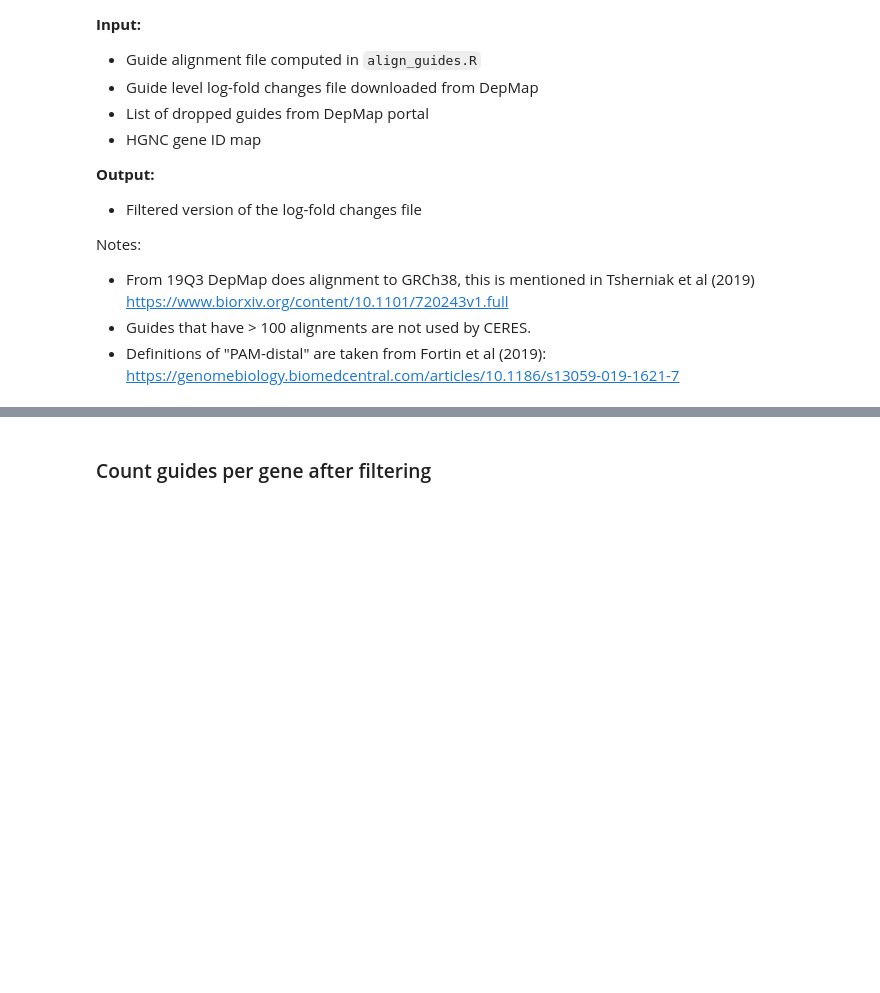
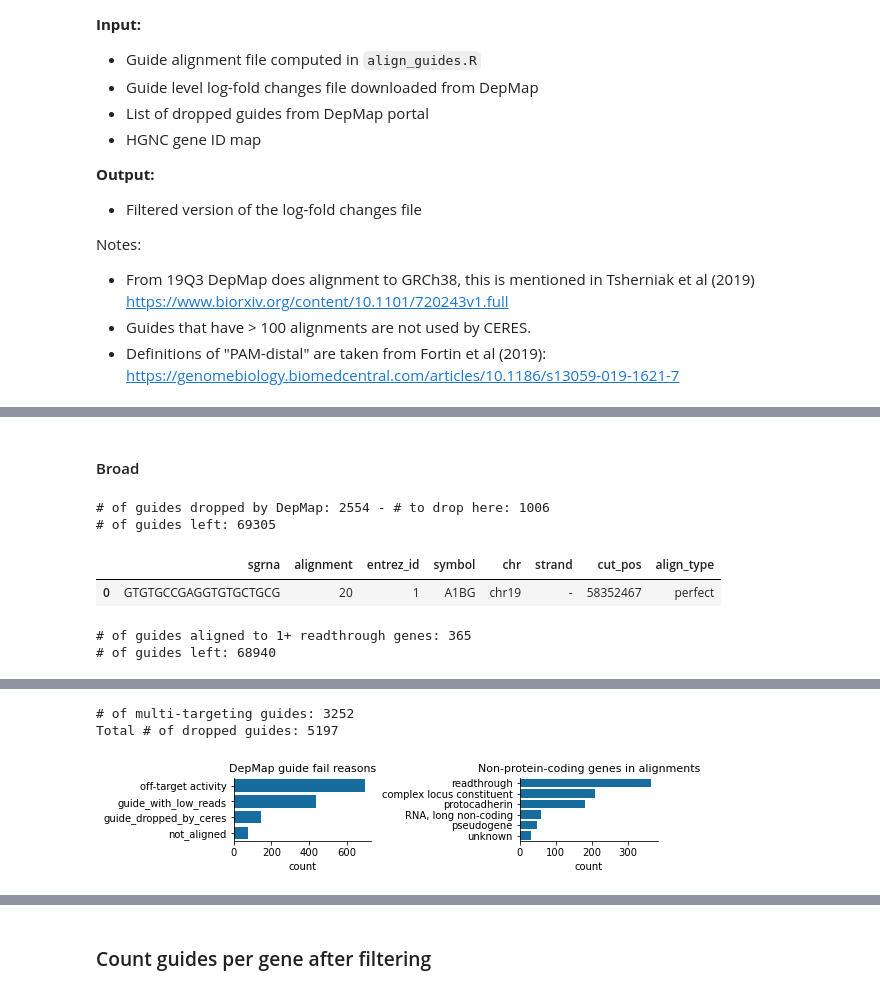
Before and after one commit to DeKegel/paralog_SL_prediction, a Jupyter notebook: 0_running_ceres/02_filter_multi_target_guides.ipynb, the cells around one changed output, grey strips where cells are left out. Drawn from its saved outputs; the diff is of its cells as text; code cells hidden in the pictures; blank space fills up the shorter version.

```diff
--- a/0_running_ceres/02_filter_multi_target_guides.ipynb
+++ b/0_running_ceres/02_filter_multi_target_guides.ipynb
@@ -53,4 +18,0 @@ file_guides_per_gene = get_local_data_path(['processed', 'depmap20Q2'], 'guides_
-# %%
-# Load and clean the alignment file generated in R notebook
-raw_alignments = pd.read_csv(file_alignments)
-display(raw_alignments[:1])
@@ -282,0 +201,44 @@ Multi-targeting guides: 3251
+# %%
+def filter_multi_targeting_guides(alignments, all_alignments):
+    # Drop alignments to non-protein-coding genes - don't want to consider these when counting num alignments
+    # Also won't use scores for non-protein coding genes post-ceres
+    guide_map = alignments[alignments.locus_type=='gene with protein product'].reset_index(drop=True)
+    guide_map = guide_map.drop(columns=['locus_type'])
+
+    # Annotate guides with number of genes they align to
+    # Only count 1 alignment per sgrna-gene pairs - guide could match to gene at multiple loci
+    num_alns = guide_map.groupby('sgrna').entrez_id.nunique().reset_index().rename(columns={'entrez_id':'n_aln'})
+    guide_map = pd.merge(guide_map, num_alns)
+    #display(guide_map[:1])
+
+    # Filter out guides that align to more than one coding gene
+    guides_w_multiple_alns = guide_map[guide_map.n_aln > 1]
+    print('# of multi-targeting guides:', guides_w_multiple_alns[guides_w_multiple_alns.align_type=='perfect'].sgrna.nunique())
+    unique_alignments = guide_map[~guide_map.sgrna.isin(guides_w_multiple_alns.sgrna)].reset_index(drop=True)
+
+    dropped_guides = all_alignments[~all_alignments.sgrna.isin(unique_alignments.sgrna)].sgrna.unique()
+    print('Total # of dropped guides:', len(dropped_guides))
+
+    # For final alignment map only consider perfect alignments
+    unique_alignments = unique_alignments[unique_alignments.align_type=='perfect'].reset_index(drop=True)
+
+    return unique_alignments, dropped_guides
+# %% [markdown]
+#### Broad
+# %%
+f, ax = plt.subplots(1, 2, figsize=(8,1.8))
+alignments_1 = filter_dropped_depmap_guides(file_dropped_guides, all_alignments, ax[0])
+display(alignments_1[:1])
+
+alignments_2 = filter_guides_targeting_readthroughs(alignments_1, ax[1])
+display(alignments_2[:1])
+
+unique_alignments, dropped_guides = filter_multi_targeting_guides(alignments_2, all_alignments)
+plt.tight_layout()
+# %% [output]
+# of guides dropped by DepMap: 2554 - # to drop here: 1006
+# of guides left: 69305
+|  | sgrna | alignment | entrez_id | symbol | chr | strand | cut_pos | align_type |
+| 0 | GTGTGCCGAGGTGTGCTGCG | 20 | 1 | A1BG | chr19 | - | 58352467 | perfect |
+# of guides aligned to 1+ readthrough genes: 365
+# of guides left: 68940
@@ -282,0 +247,3 @@ Multi-targeting guides: 3251
+# of multi-targeting guides: 3252
+Total # of dropped guides: 5197
+[figure, added]
```
Also changed, not shown: parts of 53 cells of this notebook, 5 other files.
